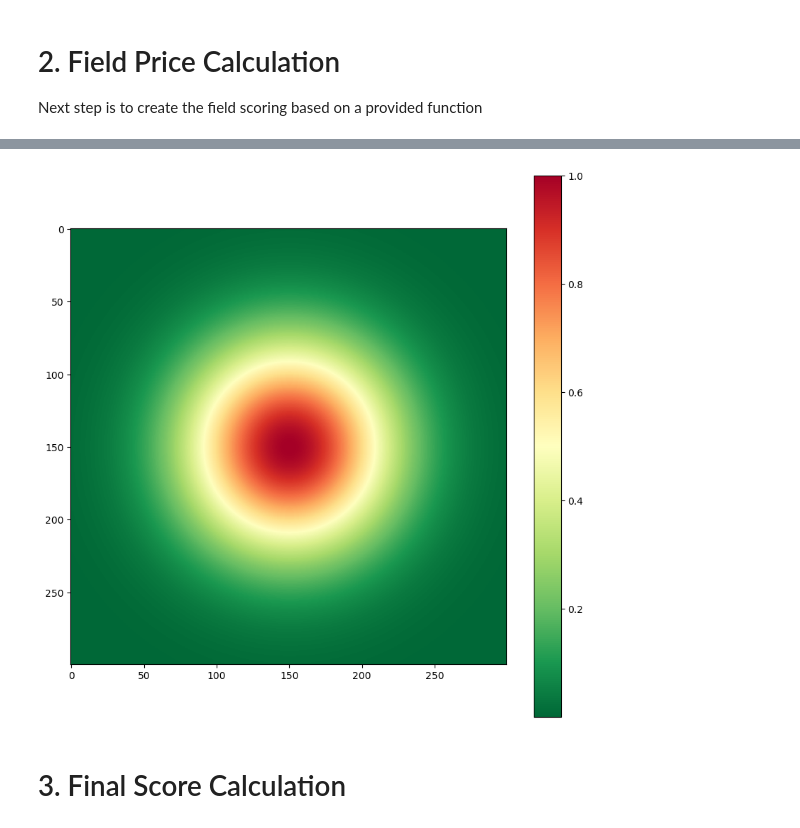
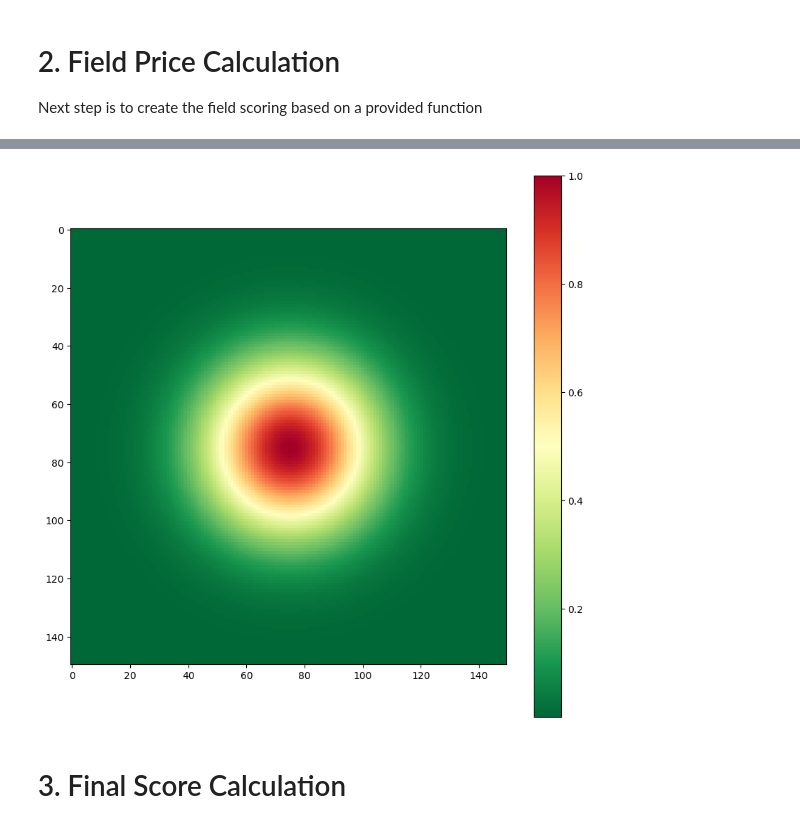
Before and after one commit to mcachosoblechero/MagicNFL, a Jupyter notebook: exploration/score_function.ipynb, the cells around one changed output, grey strips where cells are left out. Saved outputs shown, nothing was run; the diff lists cells and outputs as text; code cells hidden in the pictures.

```diff
--- a/exploration/score_function.ipynb
+++ b/exploration/score_function.ipynb
@@ -41,15 +41,25 @@ input_path = '../input'
 preprocessing_path = '../processing'
 
 config = {
+    # Preprocessing Play parameters
+    # 'preprocess_funct': preprocessPlay_refLineScrimmageInit,
     'hold_QB_ref': 20,
     'post_snap_time': 8,
-    'pocket_len': 30.0,
+
+    # Pocket parameters
+    'pocket_len': 15.0,
     'pocket_res': 0.1,
+
+    # Field Price parameters
     'pocket_linear_max_value': 1.0,
     'pocket_gaus_mu': 0.0,
-    'pocket_gaus_sigma': 5.0,
+    'pocket_gaus_sigma': 2.0,
+    # 'field_price_funct': gaussian_field_price,
+
+    # Player Influence parameters
     'gaus_mu': 0.0,
-    'gaus_sigma': 2.0
+    'gaus_sigma': 2.0,
+    # 'player_infl_funct': gaussian_player_influence_score
 }
 # %%
 # Load one of the 8 week datasets - i.e. week1
@@ -237,10 +246,10 @@ x, y = np.meshgrid(x, y)
 
 field_price = gaussian_field_price(x, y)
 # %%
-animateScores(field_price.reshape(1, 300,300))
+animateScores(field_price.reshape(1, 150,150))
 # %% [output]
 [interactive output not drawn]
-[figure, old version]
+[figure, new version]
 # %%
 def calculate_field_price(price_funct, config):
 
```
Also changed, not shown: parts of 3 cells of this notebook, 2 other files.
